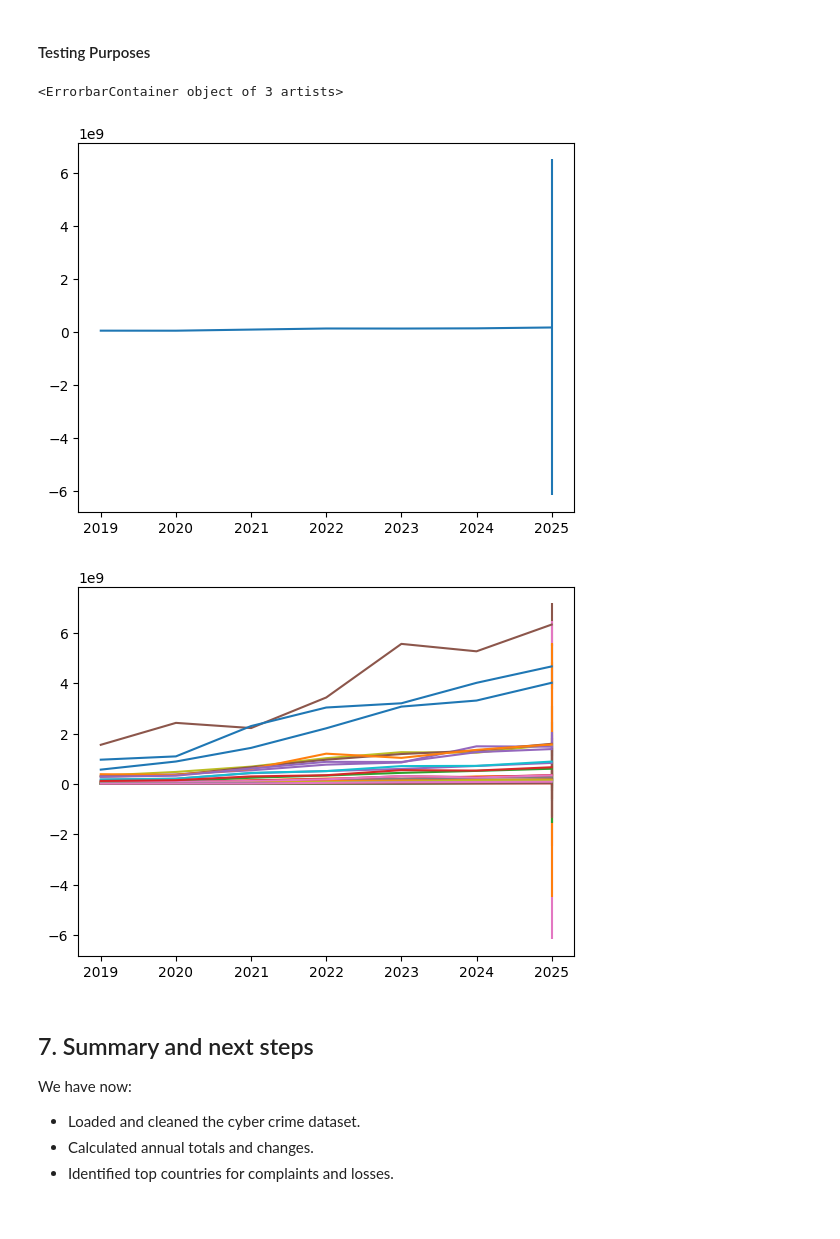
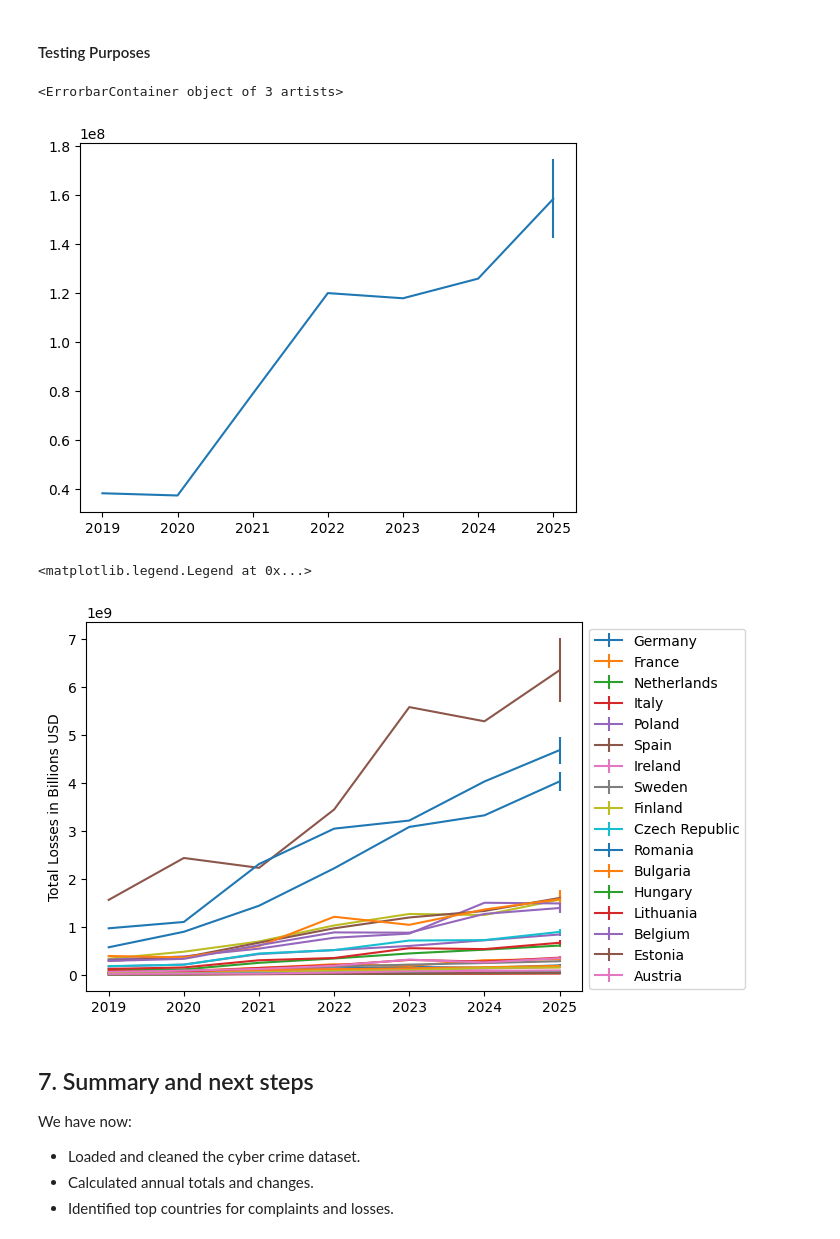
Before and after one commit to KozA777/cyber_project, a Jupyter notebook: Project_EU.ipynb, the cells around one changed output. Cells and saved outputs as stored; diff of their text form; code cells hidden in the pictures.

```diff
--- a/Project_EU.ipynb
+++ b/Project_EU.ipynb
@@ -301,8 +318,8 @@ for country in df_loss['Country']:
     err_loss = np.sqrt(np.sum((lr_loss.predict(X) - y_losses)**2)/(len(y_losses) - 2))
     err_comp = np.sqrt(np.sum((lr_comp.predict(X) - y_complaints)**2)/(len(y_complaints)- 2))
     #save to lists
-    err_loss_list.append(pred_loss)
-    err_comp_list.append(pred_comp)
+    err_loss_list.append(err_loss)
+    err_comp_list.append(err_comp)
 
     # Prediction for 2025:
     pred_loss = lr_loss.predict(np.array([[2025]]))[0]
@@ -363,3 +366,5 @@ df_pred_err
+# %%
+legend_countr = df_pred_err.sort_values(by= 'Losses', ascending = False)
 # %% [markdown]
 ## 6. Tidy Up
 # %%
@@ -433,20 +438,23 @@ errors = df_loss_err_save[df_loss_err_save['Country'] == country]['Losses_USD']
 plt.errorbar(x,data, yerr= errors)
 # %% [output]
 <ErrorbarContainer object of 3 artists>
-[figure, old version]
+[figure, new version]
 # %%
 # plot set of countries
 country_list = df_pred['Country']
 
 for country in country_list:
     data = df_loss_pred_save[df_loss_pred_save['Country'] == country]['Losses_USD']
     x = df_loss_pred_save[df_loss_pred_save['Country'] == country]['Year']
     errors = df_loss_err_save[df_loss_err_save['Country'] == country]['Losses_USD']
 
     #plt.plot(x, data)
     plt.errorbar(x,data, yerr= errors)
+plt.ylabel('Total Losses in Billions USD')
+plt.legend(legend_countr.reset_index().loc[:16]['Country'], loc='upper left', bbox_to_anchor=(1, 1))
 # %% [output]
+<matplotlib.legend.Legend at 0x...>
-[figure, old version]
+[figure, new version]
 # %% [markdown]
 ## 7. Summary and next steps
 
```
Also changed, not shown: parts of 10 cells of this notebook.
